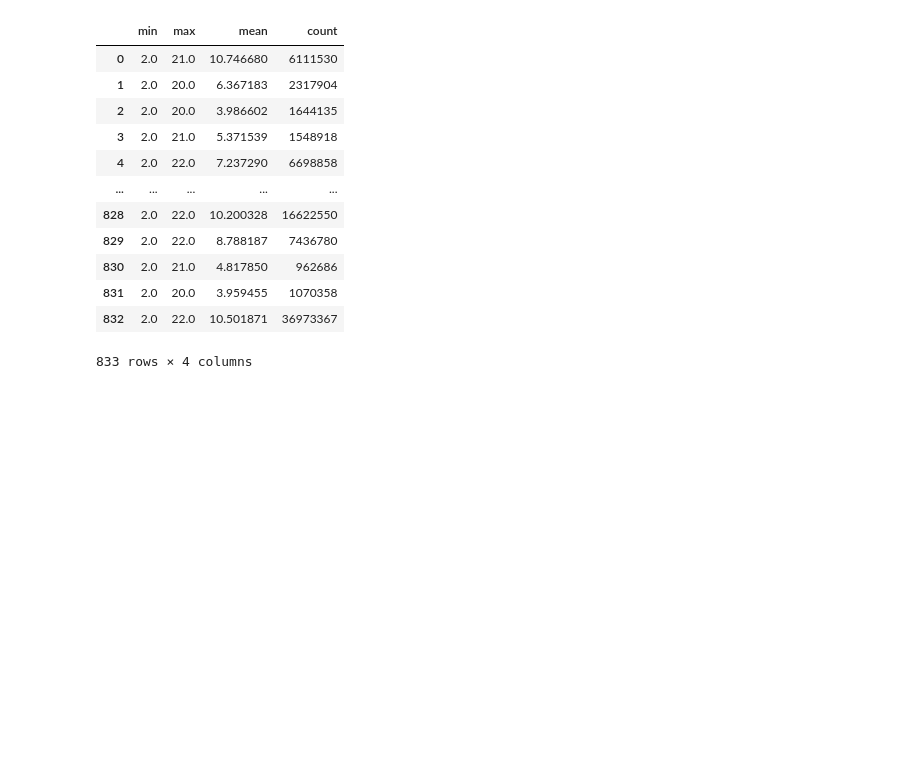
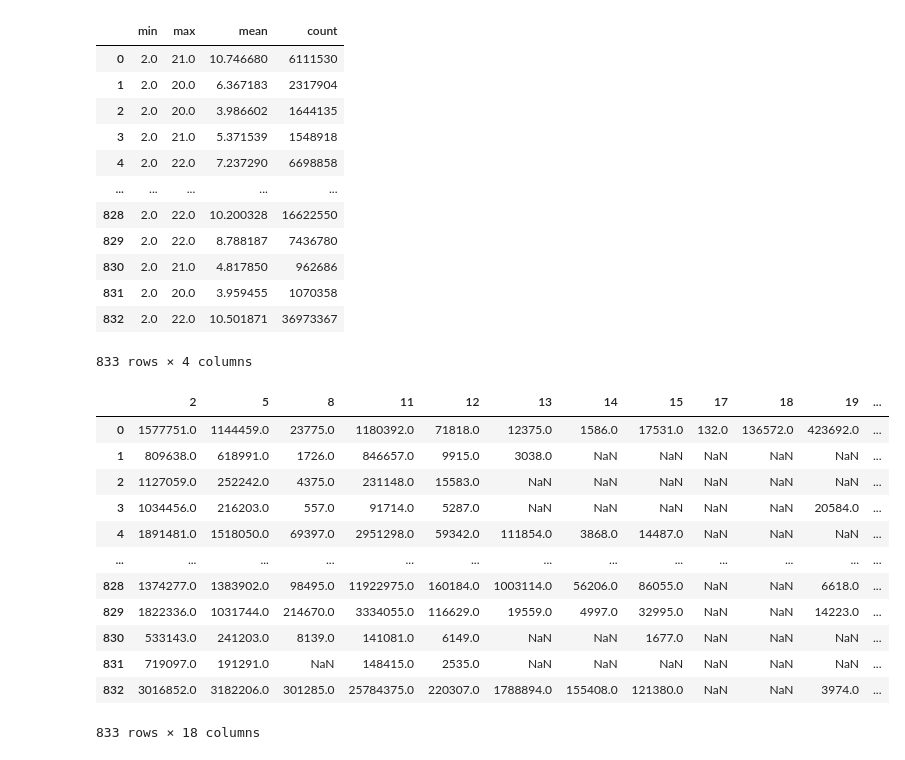
Before and after one commit to Liam-W-Smith/csci-0451-final-project, a Jupyter notebook: code/final_project.ipynb, the cells around one changed output. Drawn from its saved outputs; the diff is of its cells as text; code cells hidden in the pictures; blank space fills up the shorter version.

Commit message:
added categorical zonal statistics

```diff
--- a/code/final_project.ipynb
+++ b/code/final_project.ipynb
@@ -137,3 +137,22 @@ df
 | 831 | 2.0 | 20.0 | 3.959455 | 1070358 |
 | 832 | 2.0 | 22.0 | 10.501871 | 36973367 |
 833 rows × 4 columns
+# %%
+stats_categorical = zonal_stats(zone, arr, affine=affine, categorical = True)
+# %%
+df_categorical = pd.DataFrame(stats_categorical)
+df_categorical
+# %% [output]
+|  | 2 | 5 | 8 | 11 | 12 | 13 | 14 | 15 | 17 | 18 | 19 | ... |
+| 0 | 1577751.0 | 1144459.0 | 23775.0 | 1180392.0 | 71818.0 | 12375.0 | 1586.0 | 17531.0 | 132.0 | 136572.0 | 423692.0 | ... |
+| 1 | 809638.0 | 618991.0 | 1726.0 | 846657.0 | 9915.0 | 3038.0 | NaN | NaN | NaN | NaN | NaN | ... |
+| 2 | 1127059.0 | 252242.0 | 4375.0 | 231148.0 | 15583.0 | NaN | NaN | NaN | NaN | NaN | NaN | ... |
+| 3 | 1034456.0 | 216203.0 | 557.0 | 91714.0 | 5287.0 | NaN | NaN | NaN | NaN | NaN | 20584.0 | ... |
+| 4 | 1891481.0 | 1518050.0 | 69397.0 | 2951298.0 | 59342.0 | 111854.0 | 3868.0 | 14487.0 | NaN | NaN | NaN | ... |
+| ... | ... | ... | ... | ... | ... | ... | ... | ... | ... | ... | ... | ... |
+| 828 | 1374277.0 | 1383902.0 | 98495.0 | 11922975.0 | 160184.0 | 1003114.0 | 56206.0 | 86055.0 | NaN | NaN | 6618.0 | ... |
+| 829 | 1822336.0 | 1031744.0 | 214670.0 | 3334055.0 | 116629.0 | 19559.0 | 4997.0 | 32995.0 | NaN | NaN | 14223.0 | ... |
+| 830 | 533143.0 | 241203.0 | 8139.0 | 141081.0 | 6149.0 | NaN | NaN | 1677.0 | NaN | NaN | NaN | ... |
+| 831 | 719097.0 | 191291.0 | NaN | 148415.0 | 2535.0 | NaN | NaN | NaN | NaN | NaN | NaN | ... |
+| 832 | 3016852.0 | 3182206.0 | 301285.0 | 25784375.0 | 220307.0 | 1788894.0 | 155408.0 | 121380.0 | NaN | NaN | 3974.0 | ... |
+833 rows × 18 columns
```
